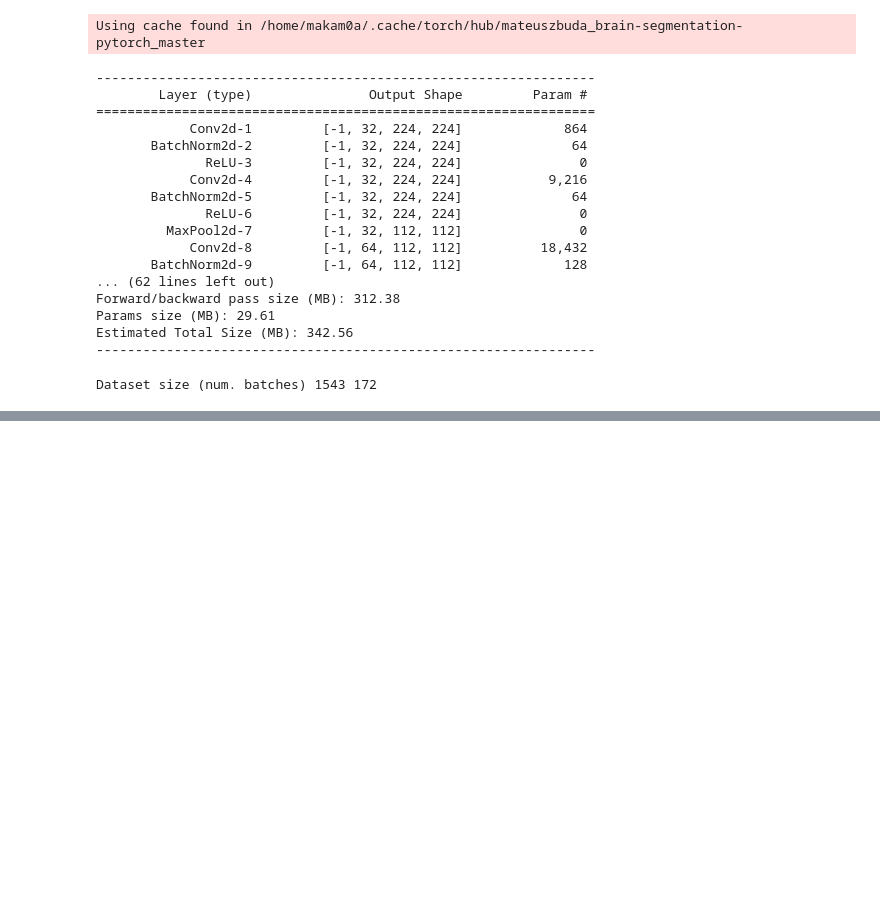
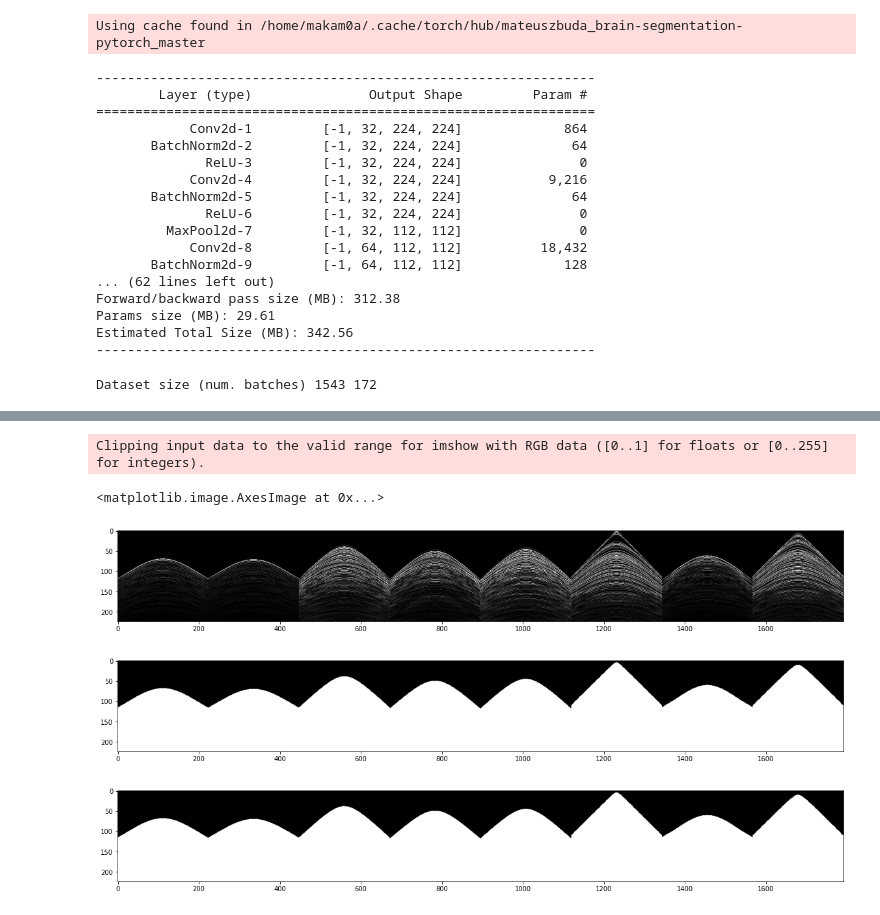
Before and after one commit to makamoa/seismic, a Jupyter notebook: src/TrainingDemo.ipynb, the cells around one changed output, grey strips where cells are left out. Drawn from its saved outputs; the diff is of its cells as text; code cells hidden in the pictures; blank space fills up the shorter version.

```diff
--- a/src/TrainingDemo.ipynb
+++ b/src/TrainingDemo.ipynb
@@ -236,0 +313,3 @@ Validation RMSE 0.07068335640892079
+# %%
+from metrics import Metrics
+loss_fn = nn.CrossEntropyLoss()
@@ -236,0 +427,17 @@ Validation RMSE 0.07068335640892079
+# %%
+model.eval() # set to evaluation mode
+
+# Visualize validation sample
+sample = iter(valid_loader).next()
+x = sample['input'].cuda()
+y_pred, y = model(x), sample['target']
+
+figure(figsize=(20,20)); imshow(torchvision.utils.make_grid(sample['input'], padding=0).permute((1, 2, 0)))
+figure(figsize=(20,20)); imshow(torchvision.utils.make_grid(sample['target'].float().unsqueeze(1), padding=0).permute((1, 2, 0)))
+figure(figsize=(20,20)); imshow(torchvision.utils.make_grid(y_pred.argmax(dim=1).detach().cpu().float().unsqueeze(1), padding=0).permute((1, 2, 0)))
+# %% [output]
+Clipping input data to the valid range for imshow with RGB data ([0..1] for floats or [0..255] for integers).
+<matplotlib.image.AxesImage at 0x...>
+[figure, added]
+[figure, added]
+[figure, added]
```
Also changed, not shown: parts of 14 cells of this notebook, 10 other files.
